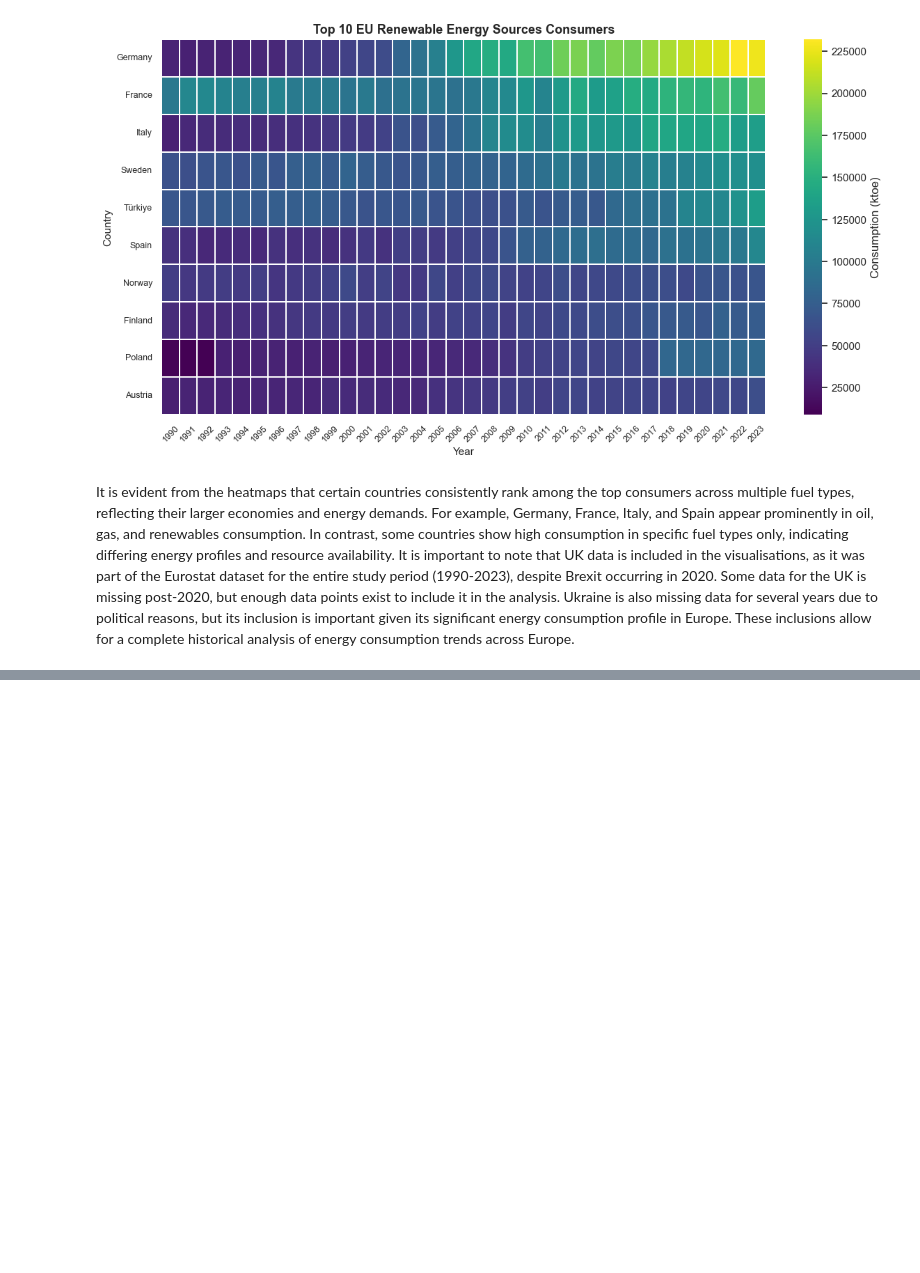
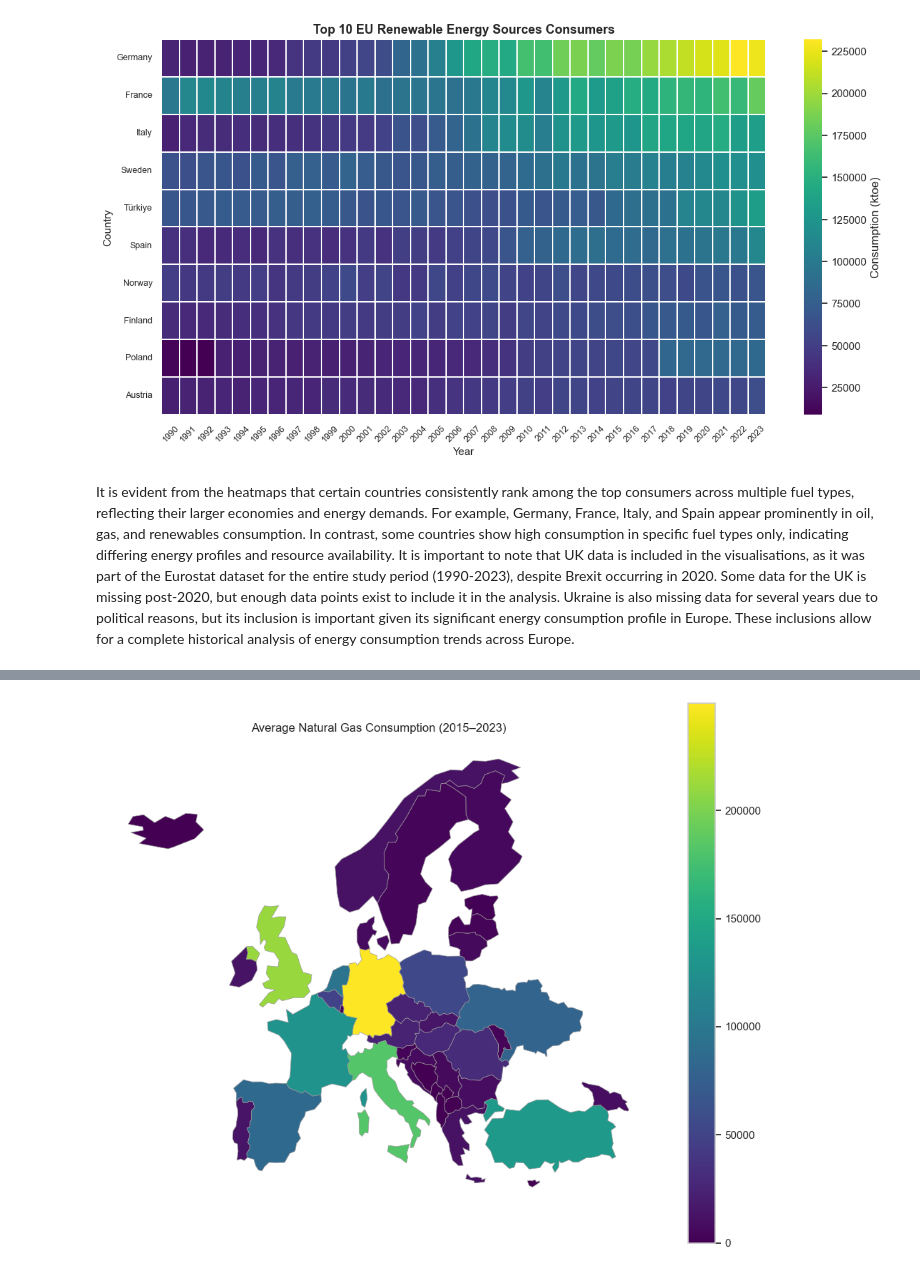
Before and after one commit to AnnaLozenko/PFDA_Project, a Jupyter notebook: eu_energy_sources_analysis.ipynb, the cells around one changed output, grey strips where cells are left out. Saved outputs shown, nothing was run; the diff lists cells and outputs as text; code cells hidden in the pictures; blank space fills up the shorter version.

```diff
--- a/eu_energy_sources_analysis.ipynb
+++ b/eu_energy_sources_analysis.ipynb
@@ -718,0 +835,6 @@ It is important to note that UK data is included in the visualisations, as it wa
+# %%
+
+geo_gas = build_geo_energy_map(world, natural_gas_clean)
+plot_fuel_map(geo_gas, "Natural Gas")
+# %% [output]
+[figure, added]
```
Also changed, not shown: parts of 16 cells of this notebook.
